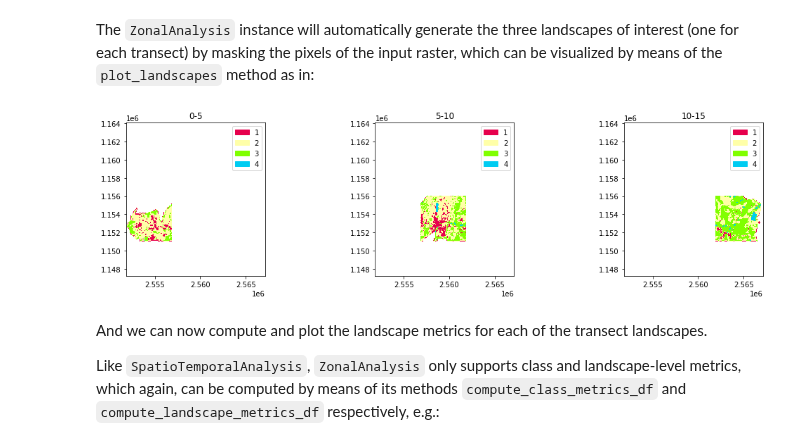
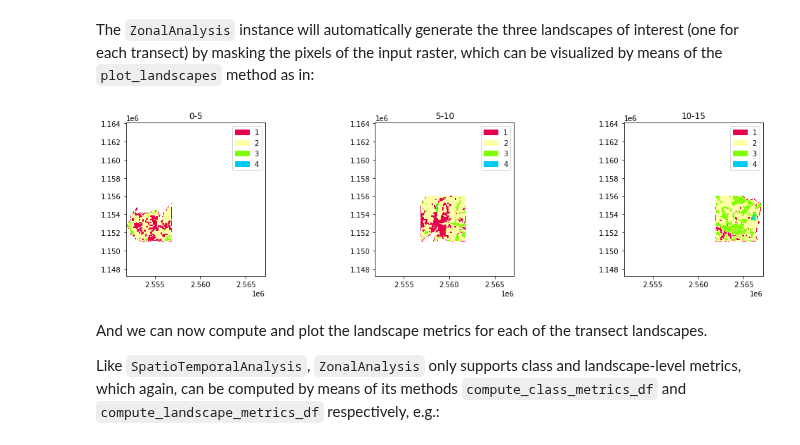
Before and after one commit to martibosch/pylandstats-notebooks, a Jupyter notebook: notebooks/03-zonal-analysis.ipynb, the cells around one changed output. Saved outputs shown, nothing was run; the diff lists cells and outputs as text; code cells hidden in the pictures.

```diff
--- a/notebooks/03-zonal-analysis.ipynb
+++ b/notebooks/03-zonal-analysis.ipynb
@@ -22,5 +26,5 @@ URBAN_CLASS_VAL = 1
 input_filepath = "../data/processed/veveyse-AS18_4.tif"
 
 with rio.open(input_filepath) as src:
-    plt.imshow(src.read(1), cmap=sls.noas04_4_cmap)
+    plt.imshow(src.read(1), cmap=sls.noas04_4_cmap, norm=sls.noas04_4_norm)
 # %% [output]
@@ -69,9 +73,9 @@ za = pls.ZonalAnalysis(
 # %% [markdown]
 The `ZonalAnalysis` instance will automatically generate the three landscapes of interest (one for each transect) by masking the pixels of the input raster, which can be visualized by means of the `plot_landscapes` method as in:
 # %%
-fig = za.plot_landscapes(cmap=sls.noas04_4_cmap)
+fig = za.plot_landscapes(cmap=sls.noas04_4_cmap, show_kws=dict(norm=sls.noas04_4_norm))
 # %% [output]
-[figure, old version]
+[figure, new version]
 # %% [markdown]
 And we can now compute and plot the landscape metrics for each of the transect landscapes.
 
```
Also changed, not shown: parts of 10 cells of this notebook, 8 other files.
